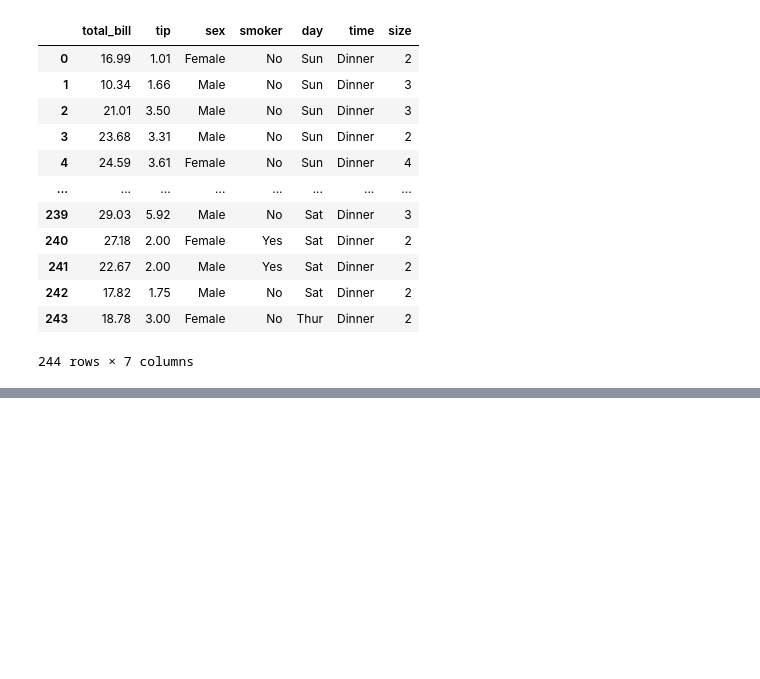
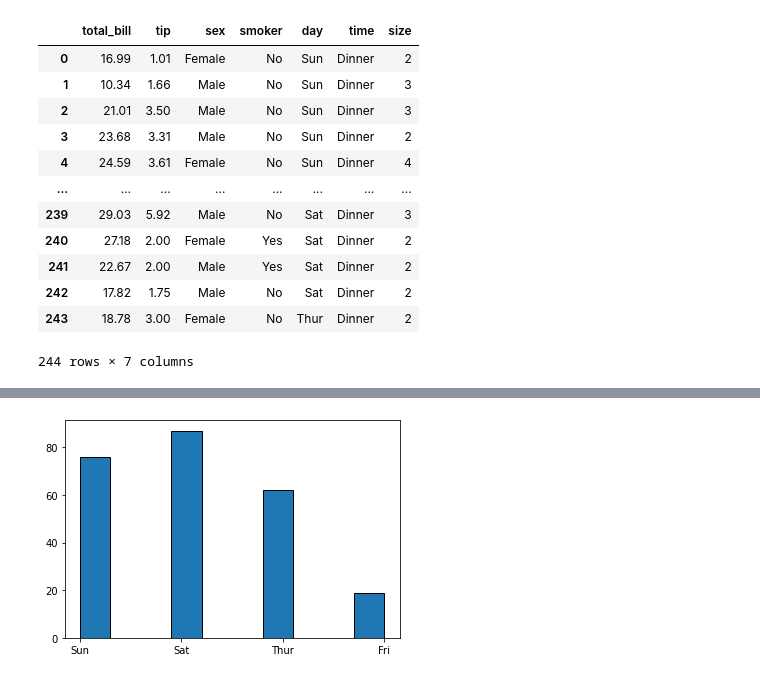
Before and after one commit to sangeeth938/ML_Day2, a Jupyter notebook: ML_Day2.ipynb, the cells around one changed output, grey strips where cells are left out. Saved outputs shown, nothing was run; the diff lists cells and outputs as text; code cells hidden in the pictures; blank space fills up the shorter version.

```diff
--- a/ML_Day2.ipynb
+++ b/ML_Day2.ipynb
@@ -336,0 +353,5 @@ tips
+# %%
+plt.hist(tips["day"],edgecolor="black")
+plt.show()
+# %% [output]
+[figure, added]
```
Also changed, not shown: parts of 22 cells of this notebook.
